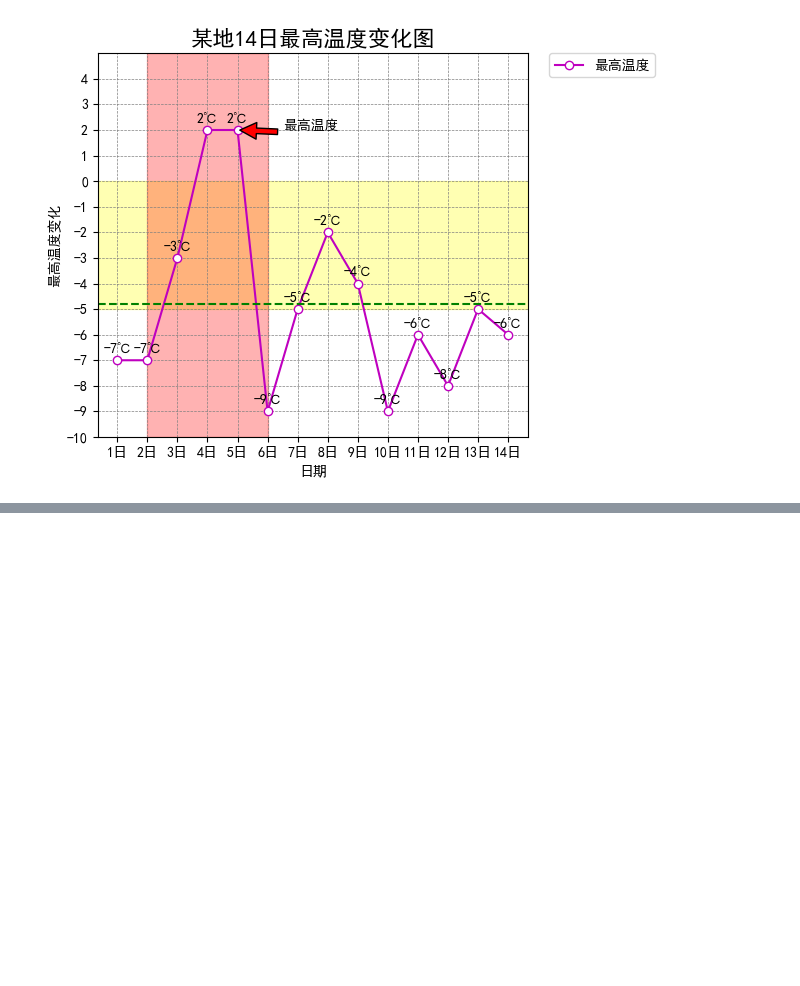
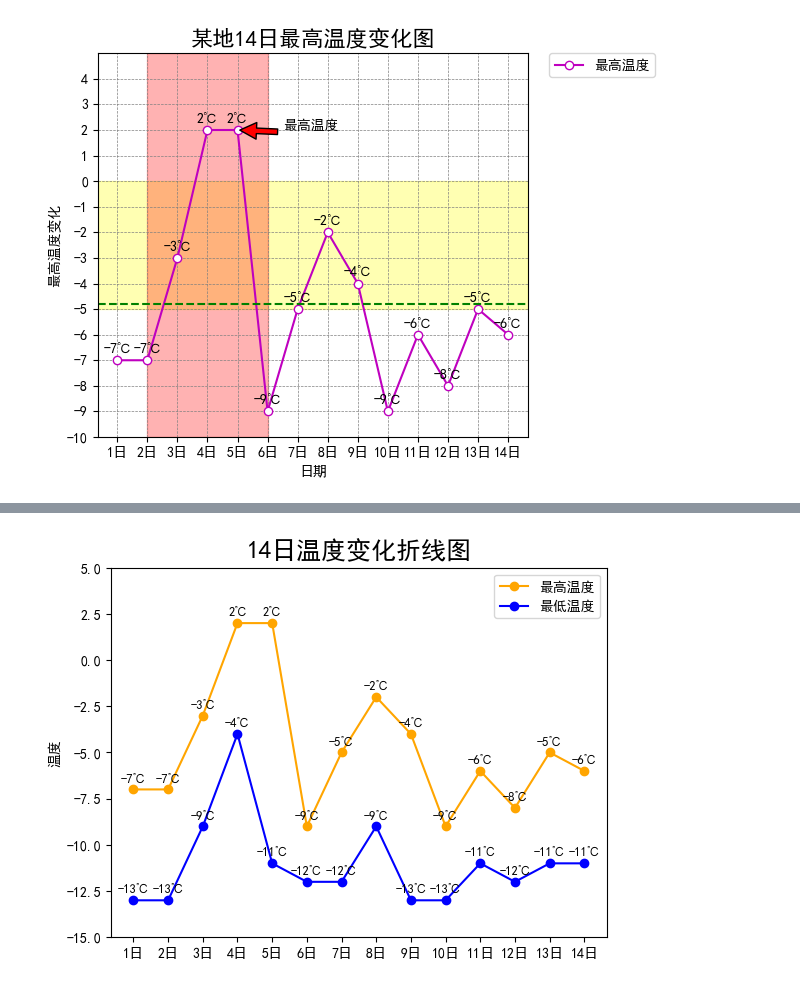
Before and after one commit to MercuryHaipeng/Python-Visualization-Tutorial, a Jupyter notebook: Chapter 1/1-1.ipynb, the cells around one changed output, grey strips where cells are left out. Drawn from its saved outputs; the diff is of its cells as text; code cells hidden in the pictures; blank space fills up the shorter version.

```diff
--- a/Chapter 1/1-1.ipynb
+++ b/Chapter 1/1-1.ipynb
@@ -88,0 +95,28 @@ plt.show()  # 显示图表
+# %%
+# 导入相关模块
+import pandas as pd
+import matplotlib.pyplot as plt
+
+plt.rcParams["font.sans-serif"] = ["SimHei"]  # 解决中文乱码
+plt.rcParams["axes.unicode_minus"] = False  # 解决负号不显示
+
+df = pd.read_excel("../datas/天气.xlsx")  # 读取Excel文件
+x = df["日期"]      # x轴数据
+y1 = df["最高温度"]  # y轴数据
+y2 = df["最低温度"]
+
+# 绘制折线图
+plt.plot(x, y1, label="最高气温", color="orange", marker="o")
+plt.plot(x, y2, label="最低气温", color="blue", marker="o")
+plt.ylabel("温度")  # y轴标题
+plt.title(label="14日温度变化折线图", fontsize="18")  # 图表标题
+plt.ylim(-15, 5)    # y轴范围
+# 添加文本标签
+for a, b in zip(x, y1):
+    plt.text(a, b + 0.3, "%.0f" % b + "℃", ha="center", va="bottom", fontsize=9)
+for a, b in zip(x, y2):
+    plt.text(a, b + 0.3, "%.0f" % b + "℃", ha="center", va="bottom", fontsize=9)
+plt.legend(["最高温度", "最低温度"])  # 图例
+plt.show()  # 显示图表
+# %% [output]
+[figure, added]
```
Also changed, not shown: parts of 26 cells of this notebook, 1 other file.
